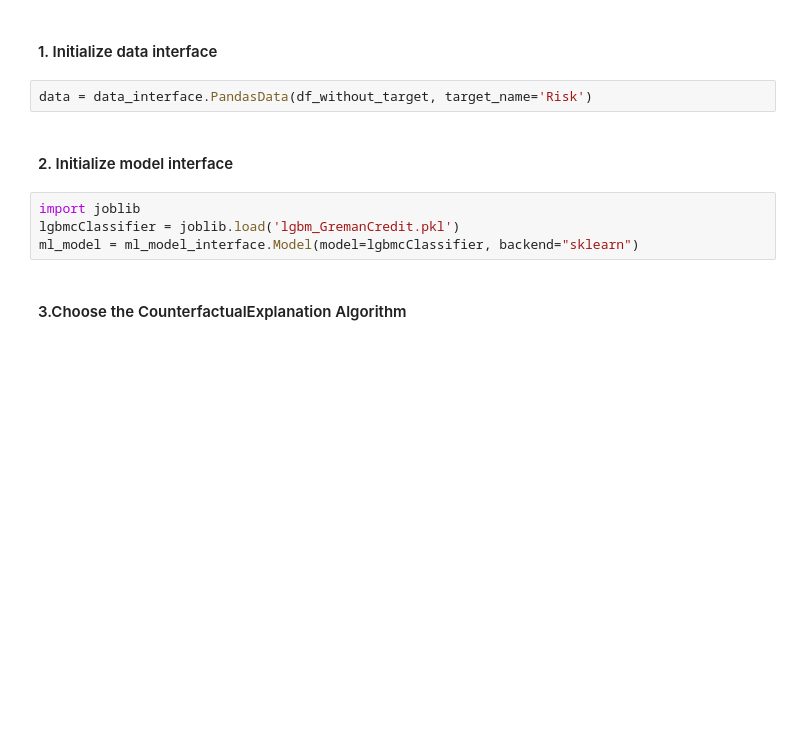
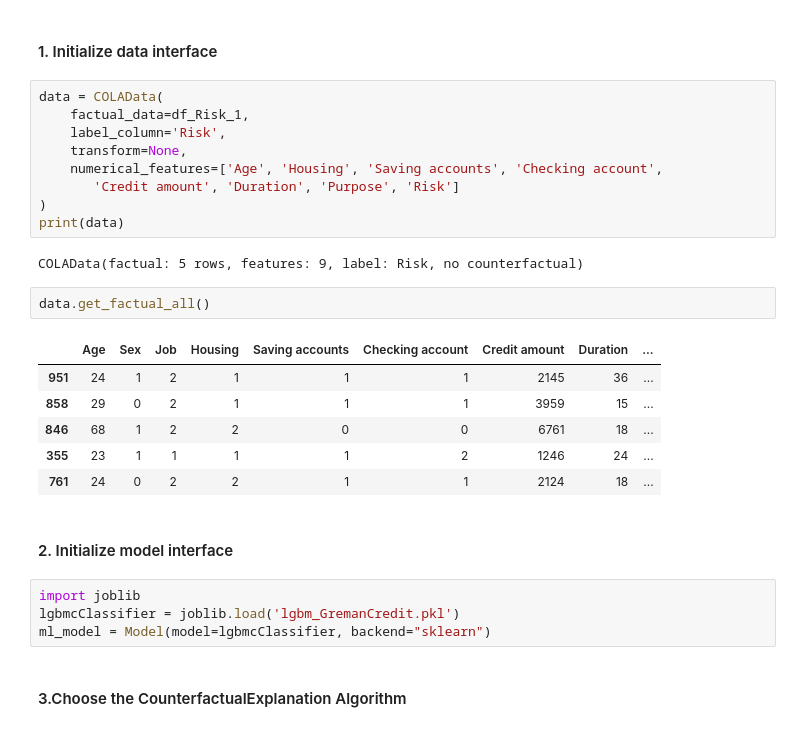
Before and after one commit to understanding-ml/COLA, a Jupyter notebook: demo.ipynb, the cells around one changed output. Drawn from its saved outputs; the diff is of its cells as text; blank space fills up the shorter version.

```diff
--- a/demo.ipynb
+++ b/demo.ipynb
@@ -27,13 +50,31 @@ df_without_target.head()
 # %% [markdown]
 #### 1. Initialize data interface
-# %%
-data = data_interface.PandasData(df_without_target, target_name='Risk')
+# %%
+data = COLAData(
+    factual_data=df_Risk_1,
+    label_column='Risk',
+    transform=None,
+    numerical_features=['Age', 'Housing', 'Saving accounts', 'Checking account',
+       'Credit amount', 'Duration', 'Purpose', 'Risk']
+)
+print(data)
+# %% [output]
+COLAData(factual: 5 rows, features: 9, label: Risk, no counterfactual)
+# %%
+data.get_factual_all()
+# %% [output]
+|  | Age | Sex | Job | Housing | Saving accounts | Checking account | Credit amount | Duration | ... |
+| 951 | 24 | 1 | 2 | 1 | 1 | 1 | 2145 | 36 | ... |
+| 858 | 29 | 0 | 2 | 1 | 1 | 1 | 3959 | 15 | ... |
+| 846 | 68 | 1 | 2 | 2 | 0 | 0 | 6761 | 18 | ... |
+| 355 | 23 | 1 | 1 | 1 | 1 | 2 | 1246 | 24 | ... |
+| 761 | 24 | 0 | 2 | 2 | 1 | 1 | 2124 | 18 | ... |
 # %% [markdown]
 #### 2. Initialize model interface
 # %%
 import joblib
 lgbmcClassifier = joblib.load('lgbm_GremanCredit.pkl')
-ml_model = ml_model_interface.Model(model=lgbmcClassifier, backend="sklearn")
+ml_model = Model(model=lgbmcClassifier, backend="sklearn")
 # %% [markdown]
 #### 3.Choose the CounterfactualExplanation Algorithm
 # %%
```
Also changed, not shown: parts of 25 cells of this notebook.
